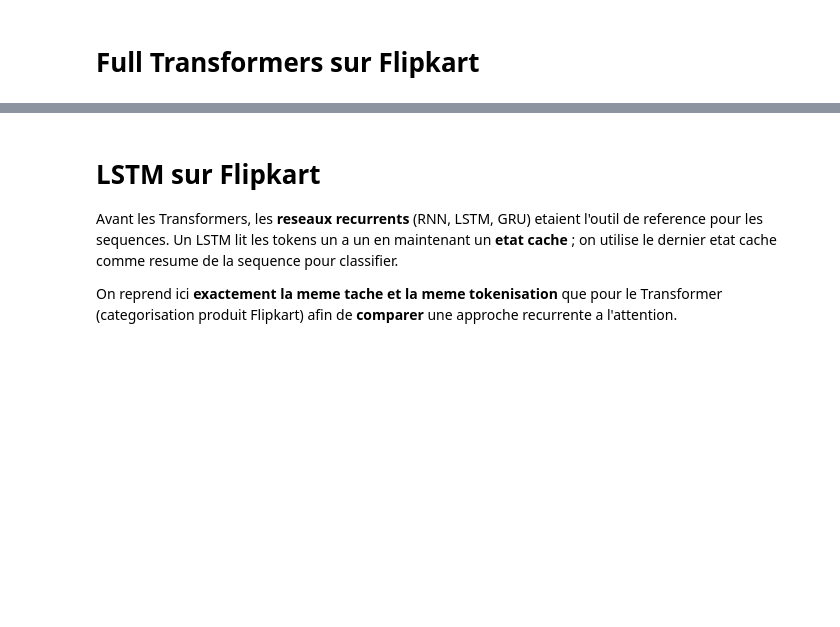
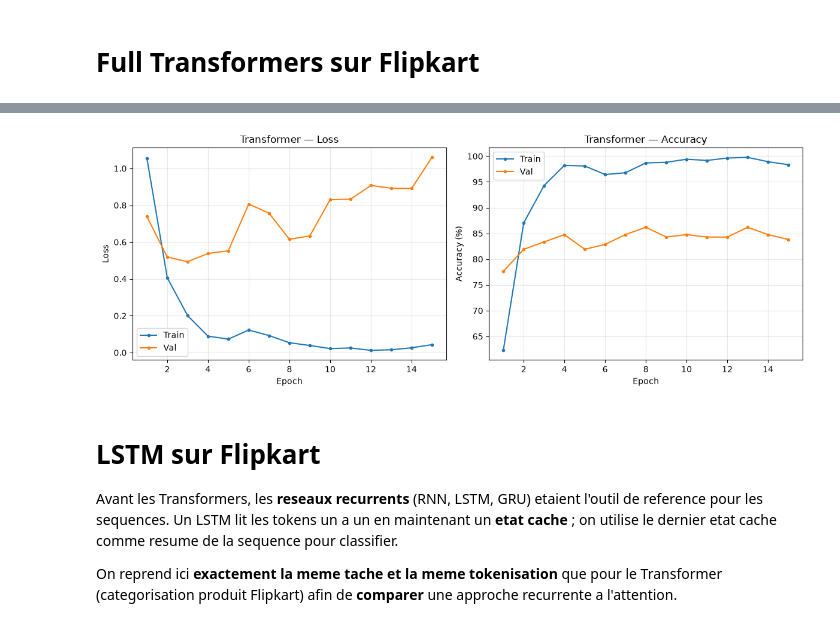
Before and after one commit to belafdil-chakib/2026-07-07, a Jupyter notebook: 999_Corrigés/Sequential Data corrigé.ipynb, the cells around one changed output, grey strips where cells are left out. Saved outputs shown, nothing was run; the diff lists cells and outputs as text; code cells hidden in the pictures; blank space fills up the shorter version.

```diff
--- a/999_Corrigés/Sequential Data corrigé.ipynb
+++ b/999_Corrigés/Sequential Data corrigé.ipynb
@@ -216,7 +225,7 @@ DROPOUT = 0.2
 BATCH_SIZE = 8
 NUM_CLASSES = 7
 LR = 1e-3
-EPOCHS = 30
+EPOCHS = 15
 DEVICE = torch.device("cuda" if torch.cuda.is_available() else "cpu")
 
 texts = metadata['description'].values.tolist()
@@ -332,6 +341,7 @@ val_loader = DataLoader(val_dataset, batch_size=BATCH_SIZE)
 # ===========================
 # Training loop with validation accuracy
 # ===========================
+history = {"train_loss": [], "val_loss": [], "train_acc": [], "val_acc": []}
 for epoch in range(EPOCHS):
     # --- training ---
     model.train()
@@ -373,7 +383,9 @@ for epoch in range(EPOCHS):
     val_loss = val_loss_total / len(val_loader)
     val_acc = val_correct / val_total * 100
 
-    print(f"Epoch {epoch+1}/{EPOCHS}, "
-          f"Train Loss: {train_loss:.4f}, Train Acc: {train_acc:.2f}%, "
-          f"Val Loss: {val_loss:.4f}, Val Acc: {val_acc:.2f}%")
+    history["train_loss"].append(train_loss)
+    history["val_loss"].append(val_loss)
+    history["train_acc"].append(train_acc)
+    history["val_acc"].append(val_acc)
+    live_plot_losses(history, title="Transformer")
 # %% [output]
@@ -397,3 +392,4 @@ Epoch 30/30, Train Loss: 0.0003, Train Acc: 100.00%, Val Loss: 0.6616, Val Acc:
+[figure, added]
 # %% [markdown]
 # LSTM sur Flipkart
 
```
Also changed, not shown: parts of 9 cells of this notebook, 1 other file.
